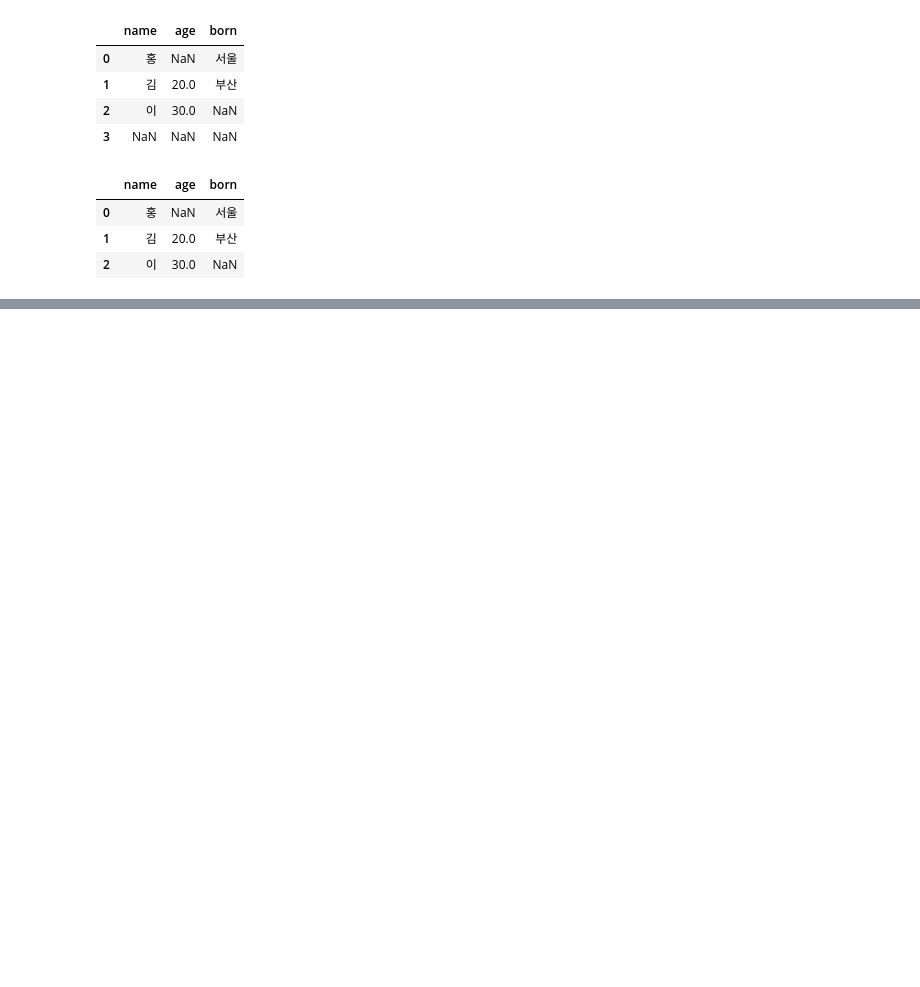
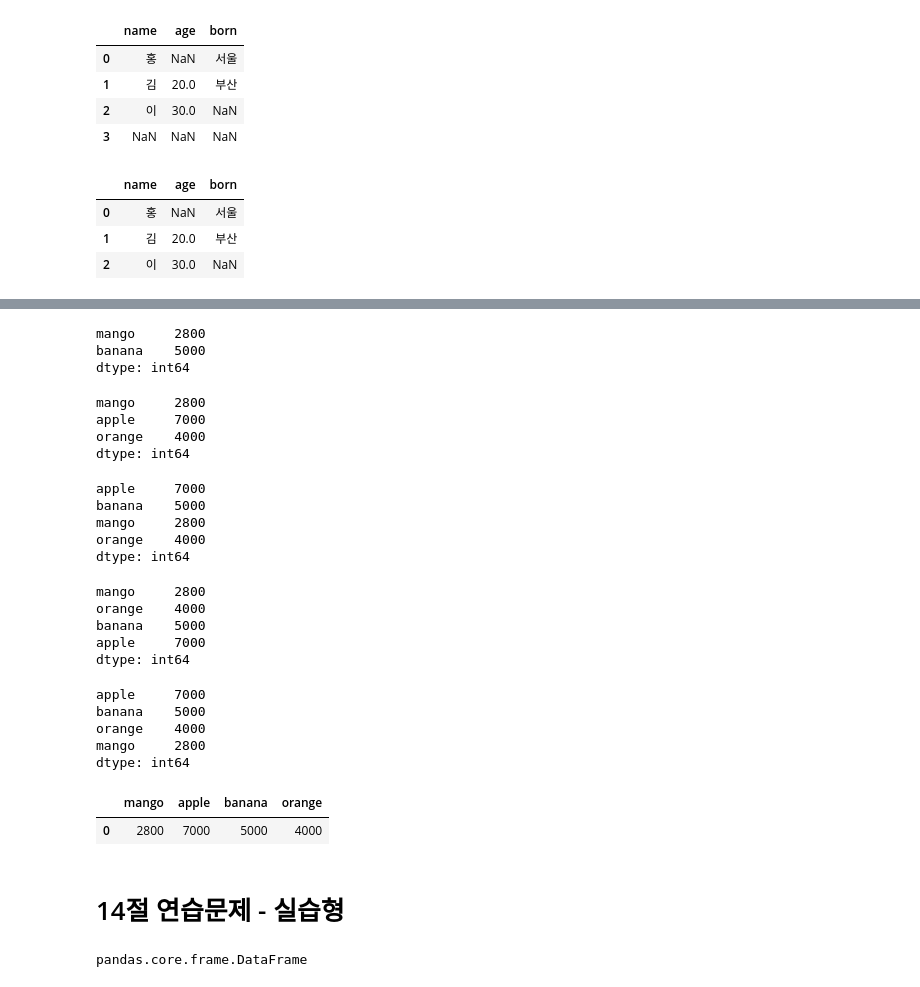
Before and after one commit to comlec/ai_x, a Jupyter notebook: source/01_python/ch11_데이터프레임과시리즈(Pandas)_9절~.ipynb, the cells around one changed output, grey strips where cells are left out. Drawn from its saved outputs; the diff is of its cells as text; code cells hidden in the pictures; blank space fills up the shorter version.

Commit message:
Pandas데이터프레임

```diff
--- a/source/01_python/ch11_데이터프레임과시리즈(Pandas)_9절~.ipynb
+++ b/source/01_python/ch11_데이터프레임과시리즈(Pandas)_9절~.ipynb
@@ -947,0 +927,50 @@ dtype: int64
+# %%
+s[ ['mango','banana'] ]
+# %% [output]
+mango     2800
+banana    5000
+dtype: int64
+# %%
+s.drop('banana')
+# %% [output]
+mango     2800
+apple     7000
+orange    4000
+dtype: int64
+# %%
+s.sort_index()
+# %% [output]
+apple     7000
+banana    5000
+mango     2800
+orange    4000
+dtype: int64
+# %%
+s.sort_values() # 오름차순정렬
+# %% [output]
+mango     2800
+orange    4000
+banana    5000
+apple     7000
+dtype: int64
+# %%
+s.sort_values(ascending=False) # 내림차순
+# %% [output]
+apple     7000
+banana    5000
+orange    4000
+mango     2800
+dtype: int64
+# %%
+s.to_frame().T # s시리즈를 데이터프레임으로 변환하여 전치시킴
+# %% [output]
+|  | mango | apple | banana | orange |
+| 0 | 2800 | 7000 | 5000 | 4000 |
+# %% [markdown]
+# 14절 연습문제 - 실습형
+# %%
+from seaborn import load_dataset
+iris = load_dataset('iris')
+type(iris)
+# %% [output]
+pandas.core.frame.DataFrame
```
Also changed, not shown: parts of 35 cells of this notebook.
